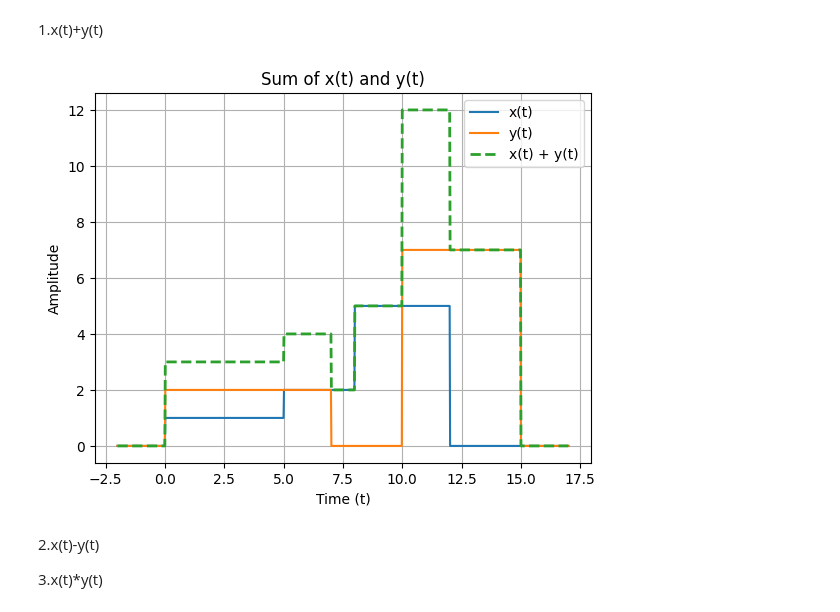
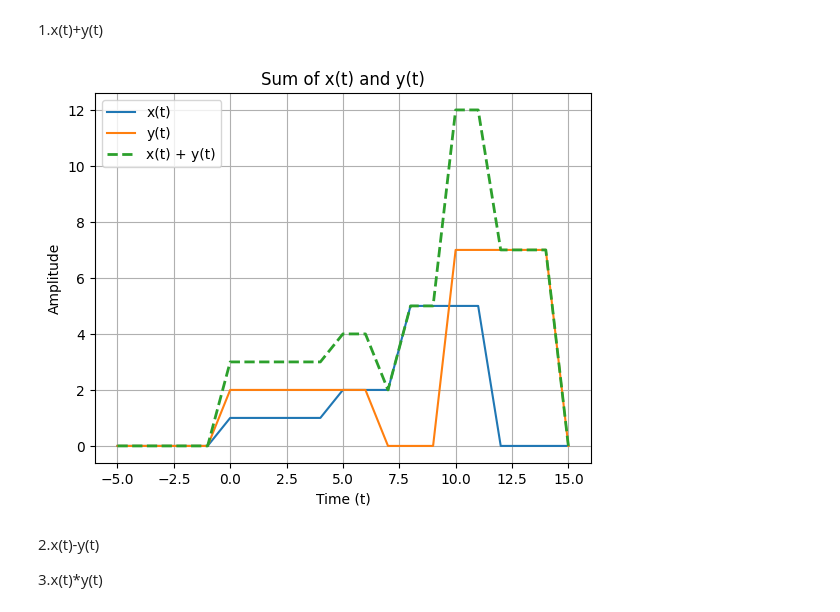
Before and after one commit to LifeHashed/Signals, a Jupyter notebook: Signals_2.ipynb, the cells around one changed output. Saved outputs shown, nothing was run; the diff lists cells and outputs as text; code cells hidden in the pictures.

```diff
--- a/Signals_2.ipynb
+++ b/Signals_2.ipynb
@@ -73,27 +73,27 @@ plt.show()
 1.x(t)+y(t)
 # %%
 # Generate time values
-t_values = np.linspace(-2, 17, 1000)  # Adjust the range as needed
+t_values = range(-5,16)  # Adjust the range as needed
 
 # Evaluate x(t) and y(t) for each time value
 x_values = [x(t) for t in t_values]
 y_values = [y(t) for t in t_values]
 
 # Add x(t) and y(t) to get the sum signal
 sum_values = np.add(x_values, y_values)
 
 # Plot the signals
 plt.plot(t_values, x_values, label='x(t)')
 plt.plot(t_values, y_values, label='y(t)')
 plt.plot(t_values, sum_values, label='x(t) + y(t)', linestyle='--', linewidth=2)
 plt.title('Sum of x(t) and y(t)')
 plt.xlabel('Time (t)')
 plt.ylabel('Amplitude')
 plt.grid(True)
 plt.legend()
 plt.show()
 # %% [output]
-[figure, old version]
+[figure, new version]
 # %% [markdown]
 2.x(t)-y(t)
 
```
Also changed, not shown: parts of 17 cells of this notebook.
